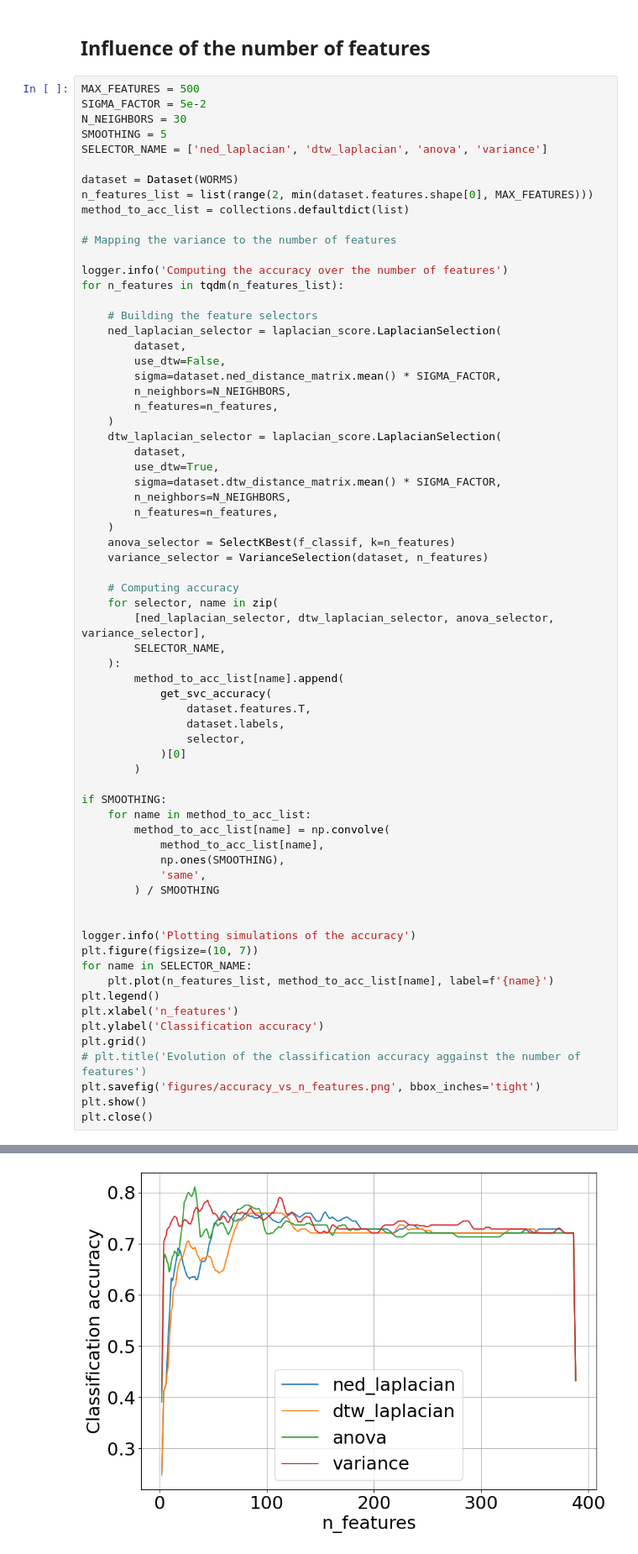
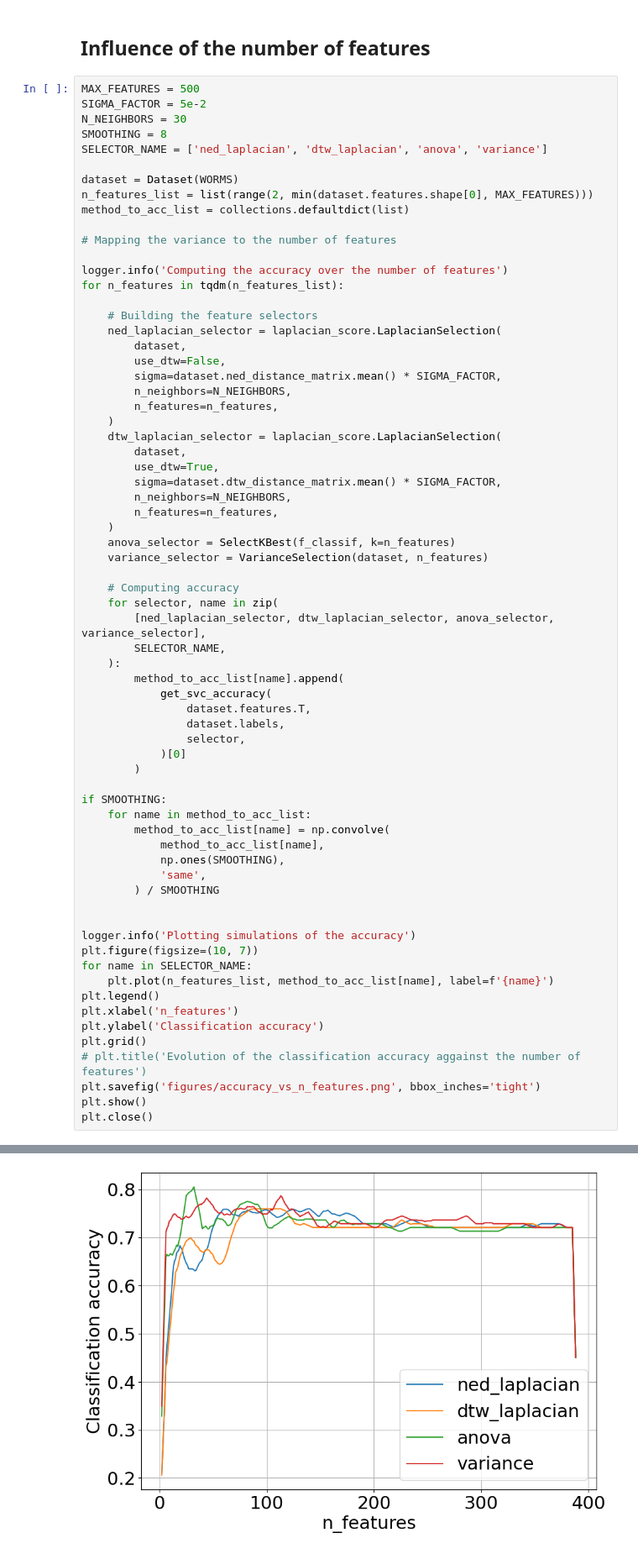
Before and after one commit to decarpentierg/laplacian-score-4-time-series, a Jupyter notebook: doc/evaluate_laplacian_score.ipynb, the cells around one changed output, grey strips where cells are left out. Shown: that part at 84% size. Cells and saved outputs as stored; diff of their text form.

```diff
--- a/doc/evaluate_laplacian_score.ipynb
+++ b/doc/evaluate_laplacian_score.ipynb
@@ -324,7 +324,7 @@ plt.close()
 MAX_FEATURES = 500
 SIGMA_FACTOR = 5e-2
 N_NEIGHBORS = 30
-SMOOTHING = 5
+SMOOTHING = 8
 SELECTOR_NAME = ['ned_laplacian', 'dtw_laplacian', 'anova', 'variance']
 
 dataset = Dataset(WORMS)
@@ -397 +397 @@ plt.close()
-[figure, old version]
+[figure, new version]
```
Also changed, not shown: parts of 1 cell of this notebook.
